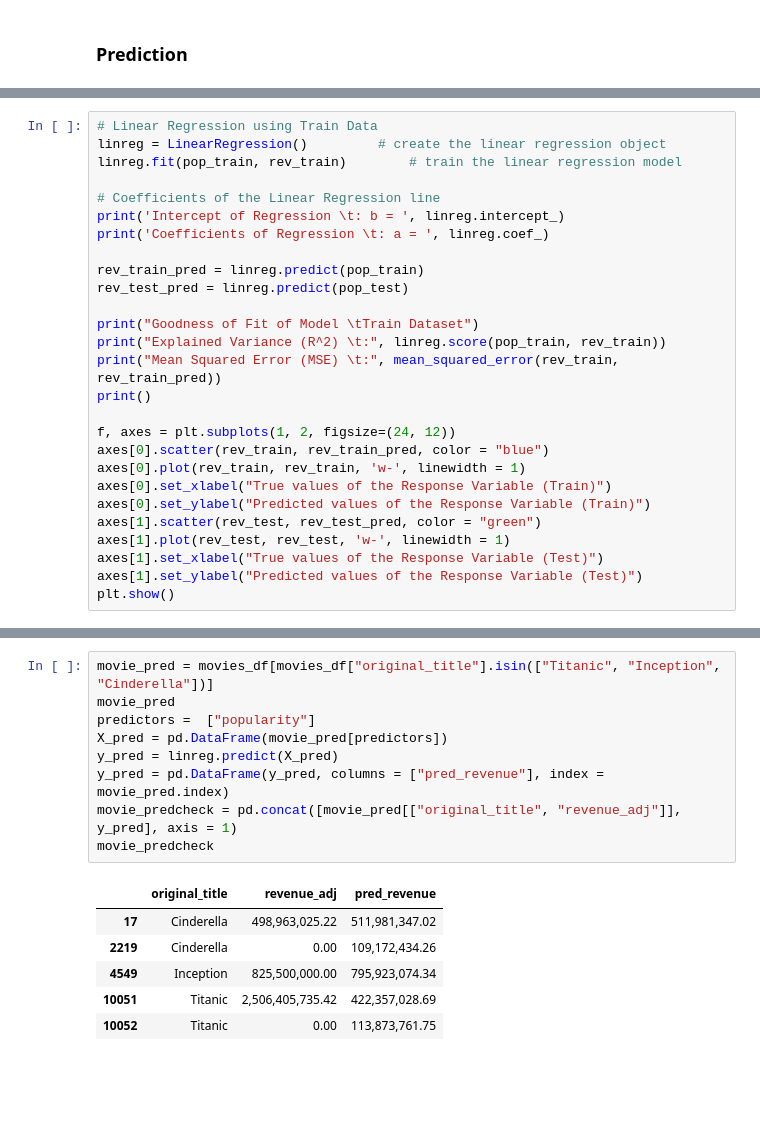
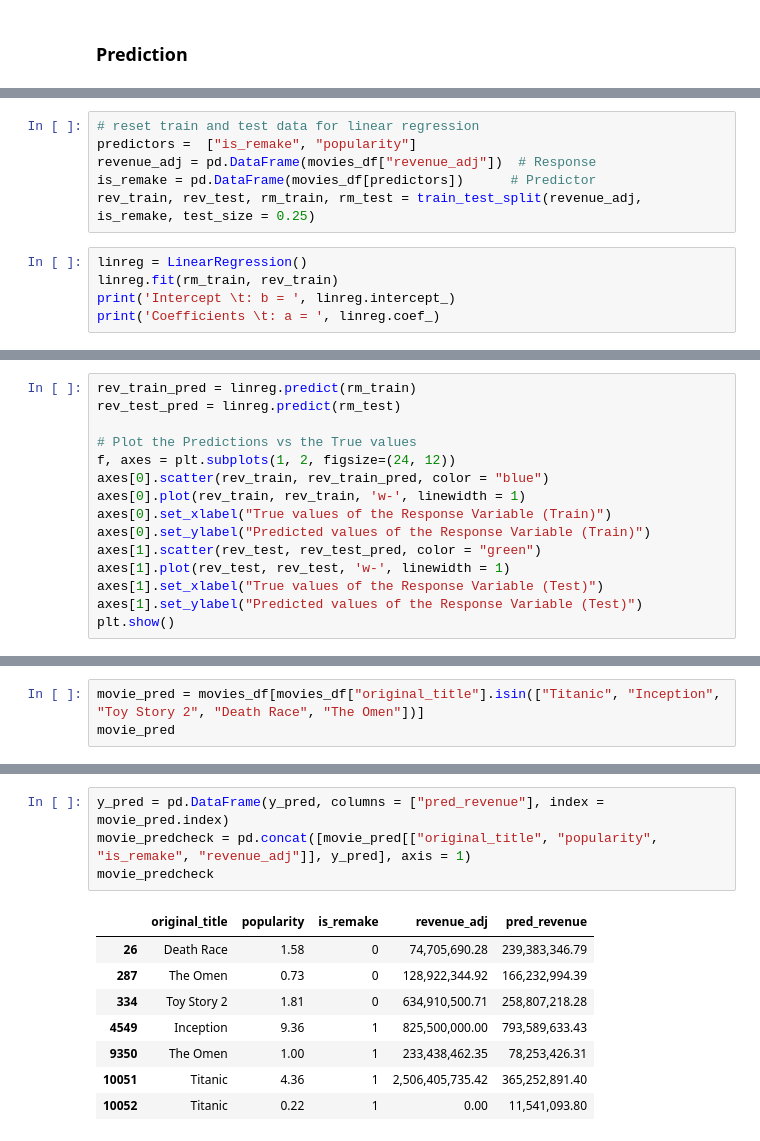
Before and after one commit to pohhjie/movie-analysis, a Jupyter notebook: movie-analysis_v1.ipynb, the cells around one changed output, grey strips where cells are left out. Saved outputs shown, nothing was run; the diff lists cells and outputs as text; blank space fills up the shorter version.

```diff
--- a/movie-analysis_v1.ipynb
+++ b/movie-analysis_v1.ipynb
@@ -453,0 +564,11 @@ Test Set : revenue_adj: (108, 1) , is_remake: (108, 1)
+# %%
+# reset train and test data for linear regression
+predictors =  ["is_remake", "popularity"]
+revenue_adj = pd.DataFrame(movies_df["revenue_adj"])  # Response
+is_remake = pd.DataFrame(movies_df[predictors])      # Predictor
+rev_train, rev_test, rm_train, rm_test = train_test_split(revenue_adj, is_remake, test_size = 0.25)
+# %%
+linreg = LinearRegression()
+linreg.fit(rm_train, rev_train)
+print('Intercept \t: b = ', linreg.intercept_)
+print('Coefficients \t: a = ', linreg.coef_)
@@ -454,20 +578,8 @@ Test Set : revenue_adj: (108, 1) , is_remake: (108, 1)
 # %%
-# Linear Regression using Train Data
-linreg = LinearRegression()         # create the linear regression object
-linreg.fit(pop_train, rev_train)        # train the linear regression model
+rev_train_pred = linreg.predict(rm_train)
+rev_test_pred = linreg.predict(rm_test)
 
-# Coefficients of the Linear Regression line
-print('Intercept of Regression \t: b = ', linreg.intercept_)
-print('Coefficients of Regression \t: a = ', linreg.coef_)
-
-rev_train_pred = linreg.predict(pop_train)
-rev_test_pred = linreg.predict(pop_test)
-
-print("Goodness of Fit of Model \tTrain Dataset")
-print("Explained Variance (R^2) \t:", linreg.score(pop_train, rev_train))
-print("Mean Squared Error (MSE) \t:", mean_squared_error(rev_train, rev_train_pred))
-print()
-
+# Plot the Predictions vs the True values
 f, axes = plt.subplots(1, 2, figsize=(24, 12))
 axes[0].scatter(rev_train, rev_train_pred, color = "blue")
 axes[0].plot(rev_train, rev_train, 'w-', linewidth = 1)
@@ -487,0 +595,3 @@ Mean Squared Error (MSE)        : 8.902638755529555e+16
+# %%
+movie_pred = movies_df[movies_df["original_title"].isin(["Titanic", "Inception", "Toy Story 2", "Death Race", "The Omen"])]
+movie_pred
@@ -488,16 +622,13 @@ Mean Squared Error (MSE)        : 8.902638755529555e+16
 # %%
-movie_pred = movies_df[movies_df["original_title"].isin(["Titanic", "Inception", "Cinderella"])]
-movie_pred
-predictors =  ["popularity"]
-X_pred = pd.DataFrame(movie_pred[predictors])
-y_pred = linreg.predict(X_pred)
 y_pred = pd.DataFrame(y_pred, columns = ["pred_revenue"], index = movie_pred.index)
-movie_predcheck = pd.concat([movie_pred[["original_title", "revenue_adj"]], y_pred], axis = 1)
+movie_predcheck = pd.concat([movie_pred[["original_title", "popularity", "is_remake", "revenue_adj"]], y_pred], axis = 1)
 movie_predcheck
 # %% [output]
-|  | original_title | revenue_adj | pred_revenue |
-| 17 | Cinderella | 498,963,025.22 | 511,981,347.02 |
-| 2219 | Cinderella | 0.00 | 109,172,434.26 |
-| 4549 | Inception | 825,500,000.00 | 795,923,074.34 |
-| 10051 | Titanic | 2,506,405,735.42 | 422,357,028.69 |
-| 10052 | Titanic | 0.00 | 113,873,761.75 |
+|  | original_title | popularity | is_remake | revenue_adj | pred_revenue |
+| 26 | Death Race | 1.58 | 0 | 74,705,690.28 | 239,383,346.79 |
+| 287 | The Omen | 0.73 | 0 | 128,922,344.92 | 166,232,994.39 |
+| 334 | Toy Story 2 | 1.81 | 0 | 634,910,500.71 | 258,807,218.28 |
+| 4549 | Inception | 9.36 | 1 | 825,500,000.00 | 793,589,633.43 |
+| 9350 | The Omen | 1.00 | 1 | 233,438,462.35 | 78,253,426.31 |
+| 10051 | Titanic | 4.36 | 1 | 2,506,405,735.42 | 365,252,891.40 |
+| 10052 | Titanic | 0.22 | 1 | 0.00 | 11,541,093.80 |
```
Also changed, not shown: parts of 25 cells of this notebook.
